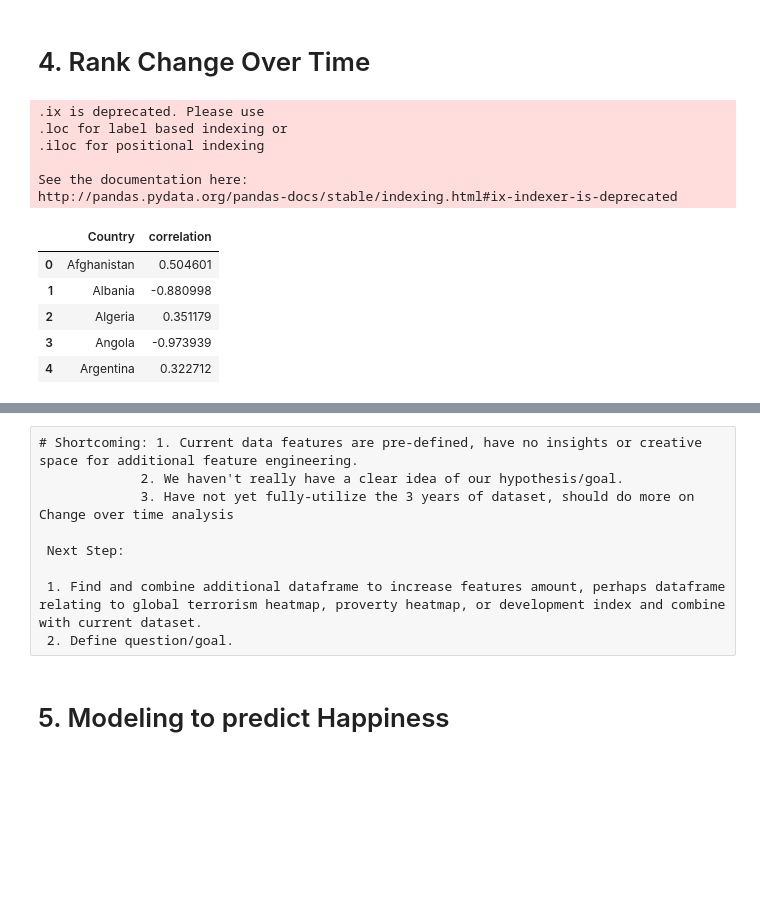
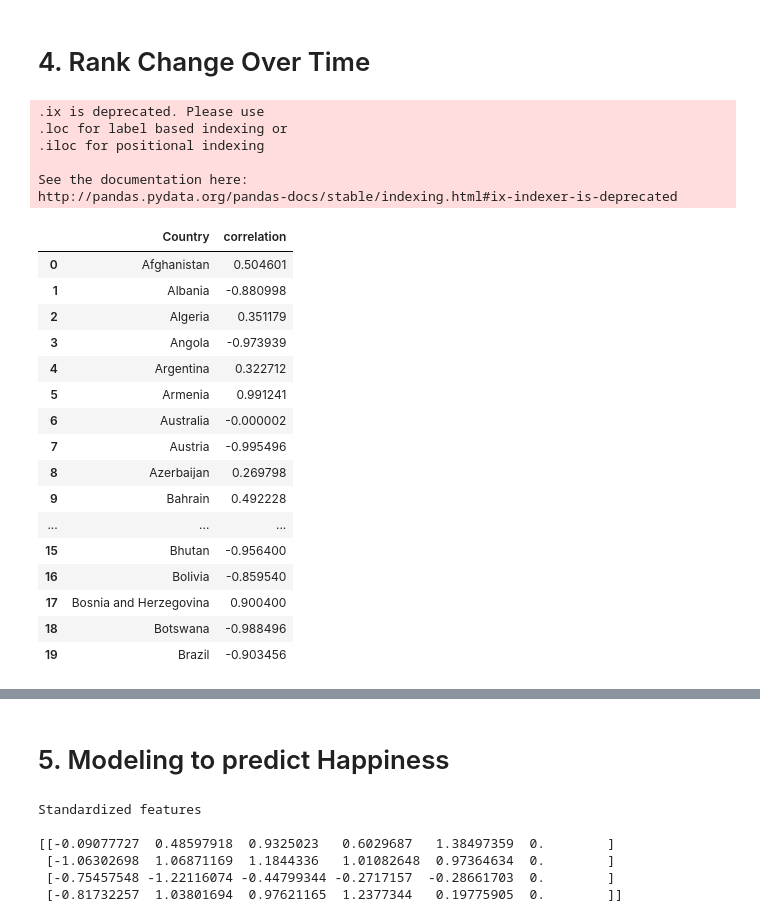
Before and after one commit to chuzeng/ga-projects, a Jupyter notebook: Final Project/Happiness Report.ipynb, the cells around one changed output, grey strips where cells are left out. Saved outputs shown, nothing was run; the diff lists cells and outputs as text; code cells hidden in the pictures; blank space fills up the shorter version.

```diff
--- a/Final Project/Happiness Report.ipynb
+++ b/Final Project/Happiness Report.ipynb
@@ -240,21 +267,33 @@ array([<matplotlib.axes._subplots.AxesSubplot object at 0x...>],
 # %% [markdown]
 # 4. Rank Change Over Time
 # %%
+#Utilzing combined dataset of 2015 - 2017 data, calculating the correlation of rank change from 2015 to 2017
 rank_by_year_correlation = dfall[['Country', 'Happiness Score', 'year']] \
     .groupby(['Country']).corr().ix[0::2,'year'].reset_index(name='correlation') \
     [['Country', 'correlation']]
-rank_by_year_correlation.head(5)
+rank_by_year_correlation.head(20)
 # %% [output]
 .ix is deprecated. Please use
 .loc for label based indexing or
 .iloc for positional indexing
 
 See the documentation here:
 http://pandas.pydata.org/pandas-docs/stable/indexing.html#ix-indexer-is-deprecated
 |  | Country | correlation |
 | 0 | Afghanistan | 0.504601 |
 | 1 | Albania | -0.880998 |
 | 2 | Algeria | 0.351179 |
 | 3 | Angola | -0.973939 |
 | 4 | Argentina | 0.322712 |
+| 5 | Armenia | 0.991241 |
+| 6 | Australia | -0.000002 |
+| 7 | Austria | -0.995496 |
+| 8 | Azerbaijan | 0.269798 |
+| 9 | Bahrain | 0.492228 |
+| ... | ... | ... |
+| 15 | Bhutan | -0.956400 |
+| 16 | Bolivia | -0.859540 |
+| 17 | Bosnia and Herzegovina | 0.900400 |
+| 18 | Botswana | -0.988496 |
+| 19 | Brazil | -0.903456 |
 # %%
@@ -268,14 +309,5 @@ choromap = go.Figure(data=[data], layout=layout)
 iplot(choromap)
 # %% [output]
 [interactive output not drawn]
-# %% [raw]
-# Shortcoming: 1. Current data features are pre-defined, have no insights or creative space for additional feature engineering.
-             2. We haven't really have a clear idea of our hypothesis/goal.
-             3. Have not yet fully-utilize the 3 years of dataset, should do more on Change over time analysis
-
- Next Step:
-
- 1. Find and combine additional dataframe to increase features amount, perhaps dataframe relating to global terrorism heatmap, proverty heatmap, or development index and combine with current dataset.
- 2. Define question/goal.
 # %% [markdown]
 # 5. Modeling to predict Happiness
@@ -281,0 +322,18 @@ iplot(choromap)
+# %%
+#Scaling the features
+from sklearn.preprocessing import StandardScaler
+
+scaler = StandardScaler()
+
+scaler.fit(X_train)
+X1_train = scaler.transform(X_train)
+X1_test = scaler.transform(X_test)
+print('Standardized features\n')
+print(str(X_train[:4]))
+# %% [output]
+Standardized features
+
+[[-0.09077727  0.48597918  0.9325023   0.6029687   1.38497359  0.        ]
+ [-1.06302698  1.06871169  1.1844336   1.01082648  0.97364634  0.        ]
+ [-0.75457548 -1.22116074 -0.44799344 -0.2717157  -0.28661703  0.        ]
+ [-0.81732257  1.03801694  0.97621165  1.2377344   0.19775905  0.        ]]
```
Also changed, not shown: parts of 29 cells of this notebook.
